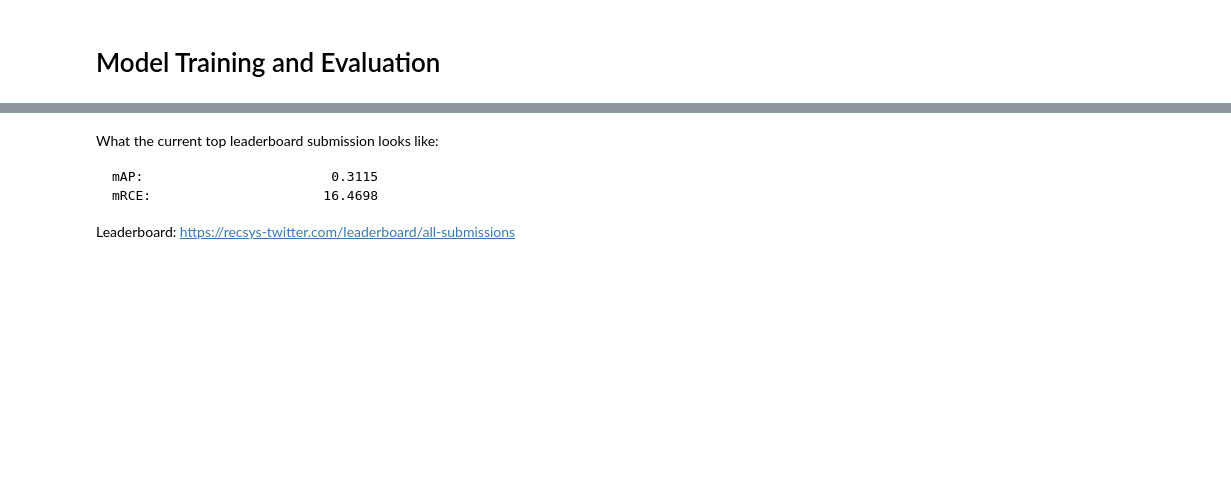
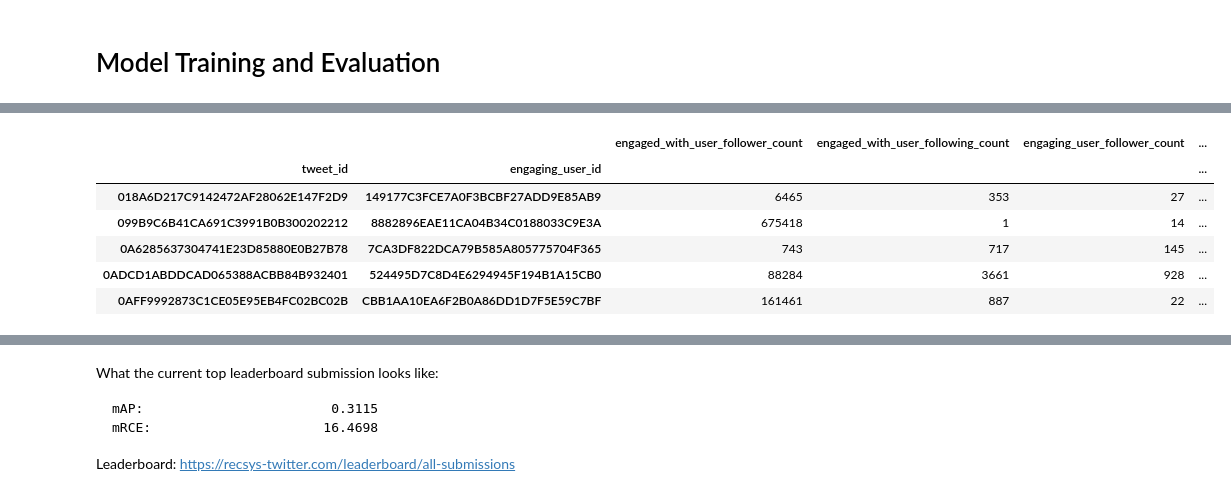
Before and after one commit to MAL-TO/recsys-2021, a Jupyter notebook: notebooks/experiments.ipynb, the cells around one changed output, grey strips where cells are left out. Saved outputs shown, nothing was run; the diff lists cells and outputs as text; code cells hidden in the pictures; blank space fills up the shorter version.

```diff
--- a/notebooks/experiments.ipynb
+++ b/notebooks/experiments.ipynb
@@ -11,14 +12,15 @@ from preprocessor.features_store import FeatureStore
 # %% [markdown]
 # Arguments
 # %%
-PATH_PREPROCESSED = os.path.join(ROOT_DIR, "../data/preprocessed")
-PATH_AUXILIARIES = os.path.join(ROOT_DIR, "../data/auxiliary
+DATASET_PATH = "recsys-2021/data/raw/time_sample3M.parquet"
+PATH_PREPROCESSED = "recsys-2021/data/preprocessed"
+PATH_AUXILIARIES = "recsys-2021/data/auxiliary"
 ENABLED_FEATURES = [
     "engaged_with_user_follower_count",
     "engaged_with_user_following_count",
     "engaging_user_follower_count",
     "engaging_user_following_count",
-    "hashtag_popularity"
+#     "hashtag_popularity",
 
     "binarize_timestamps"
 ]
@@ -26,3 +28,18 @@ ENABLED_FEATURES = [
 ENABLED_AUXILIARY = []
 # %% [markdown]
 # Model Training and Evaluation
+# %%
+with Stage("Importing data..."):
+        raw_data = import_data(DATASET_PATH).iloc[0:100]
+
+with Stage("Assembling dataset..."):
+    store = FeatureStore(
+        PATH_PREPROCESSED,
+        ENABLED_FEATURES,
+        PATH_AUXILIARIES,
+        ENABLED_AUXILIARY,
+        raw_data,
+        is_cluster=True,
+        is_inference=False,
+    )
+    features_union_df = store.get_dataset()
@@ -29 +54,11 @@ ENABLED_AUXILIARY = []
+# %%
+features_union_df.head()
+# %% [output]
+|  |  | engaged_with_user_follower_count | engaged_with_user_following_count | engaging_user_follower_count | ... |
+| tweet_id | engaging_user_id |  |  |  | ... |
+| 018A6D217C9142472AF28062E147F2D9 | 149177C3FCE7A0F3BCBF27ADD9E85AB9 | 6465 | 353 | 27 | ... |
+| 099B9C6B41CA691C3991B0B300202212 | 8882896EAE11CA04B34C0188033C9E3A | 675418 | 1 | 14 | ... |
+| 0A6285637304741E23D85880E0B27B78 | 7CA3DF822DCA79B585A805775704F365 | 743 | 717 | 145 | ... |
+| 0ADCD1ABDDCAD065388ACBB84B932401 | 524495D7C8D4E6294945F194B1A15CB0 | 88284 | 3661 | 928 | ... |
+| 0AFF9992873C1CE05E95EB4FC02BC02B | CBB1AA10EA6F2B0A86DD1D7F5E59C7BF | 161461 | 887 | 22 | ... |
 # %%
```
Also changed, not shown: parts of 3 cells of this notebook, 2 other files.
